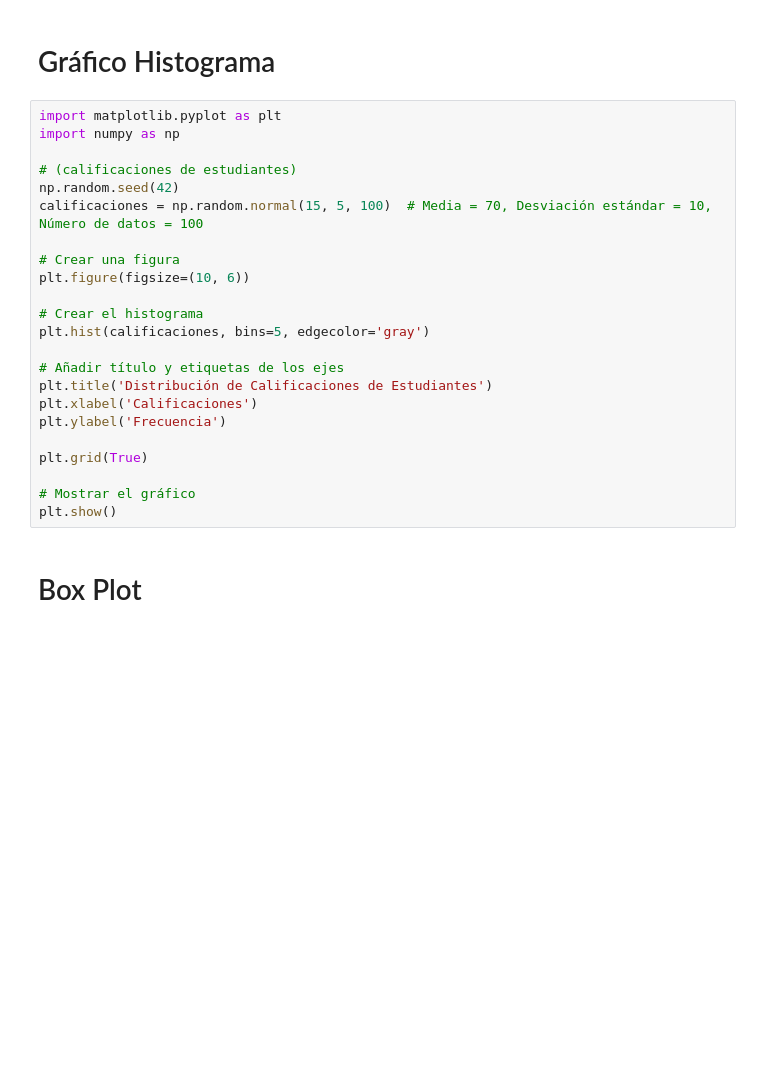
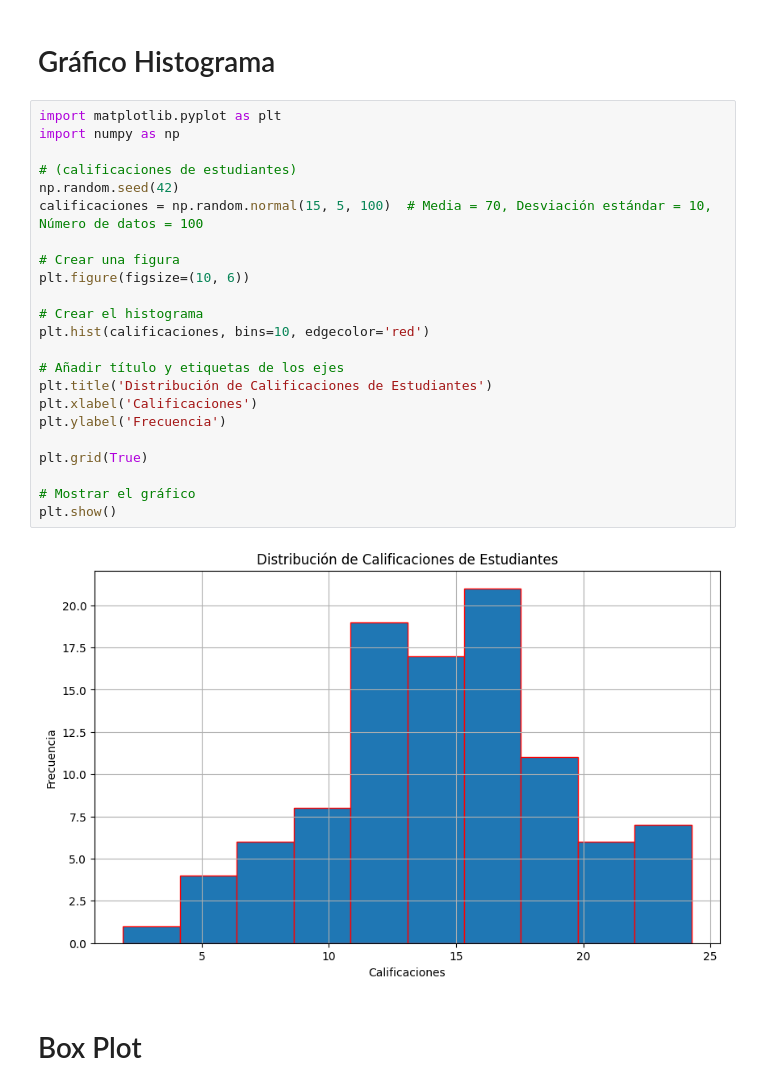
Before and after one commit to Armando1701/UTEC_Phyton_Jorge, a Jupyter notebook: Sesión_4_Ejemplos_+_Datosaurus.ipynb, the cells around one changed output. Saved outputs shown, nothing was run; the diff lists cells and outputs as text; blank space fills up the shorter version.

```diff
--- a/Sesión_4_Ejemplos_+_Datosaurus.ipynb
+++ b/Sesión_4_Ejemplos_+_Datosaurus.ipynb
@@ -218,26 +234,28 @@ plt.show()
 # %%
 import matplotlib.pyplot as plt
 import numpy as np
 
 # (calificaciones de estudiantes)
 np.random.seed(42)
 calificaciones = np.random.normal(15, 5, 100)  # Media = 70, Desviación estándar = 10, Número de datos = 100
 
 # Crear una figura
 plt.figure(figsize=(10, 6))
 
 # Crear el histograma
-plt.hist(calificaciones, bins=5, edgecolor='gray')
+plt.hist(calificaciones, bins=10, edgecolor='red')
 
 # Añadir título y etiquetas de los ejes
 plt.title('Distribución de Calificaciones de Estudiantes')
 plt.xlabel('Calificaciones')
 plt.ylabel('Frecuencia')
 
 plt.grid(True)
 
 # Mostrar el gráfico
 plt.show()
+# %% [output]
+[figure, added]
 # %% [markdown]
 # Box Plot
 # %%
```
Also changed, not shown: parts of 11 cells of this notebook.
